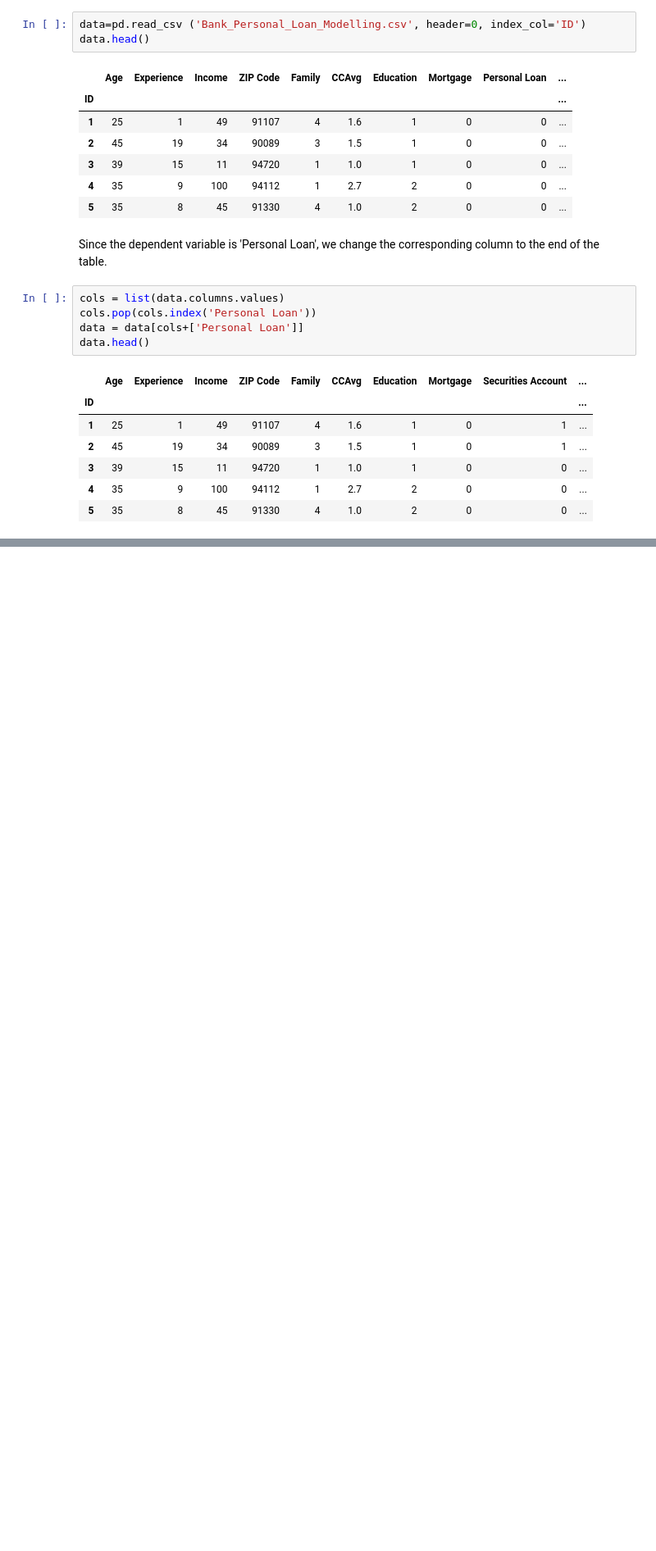
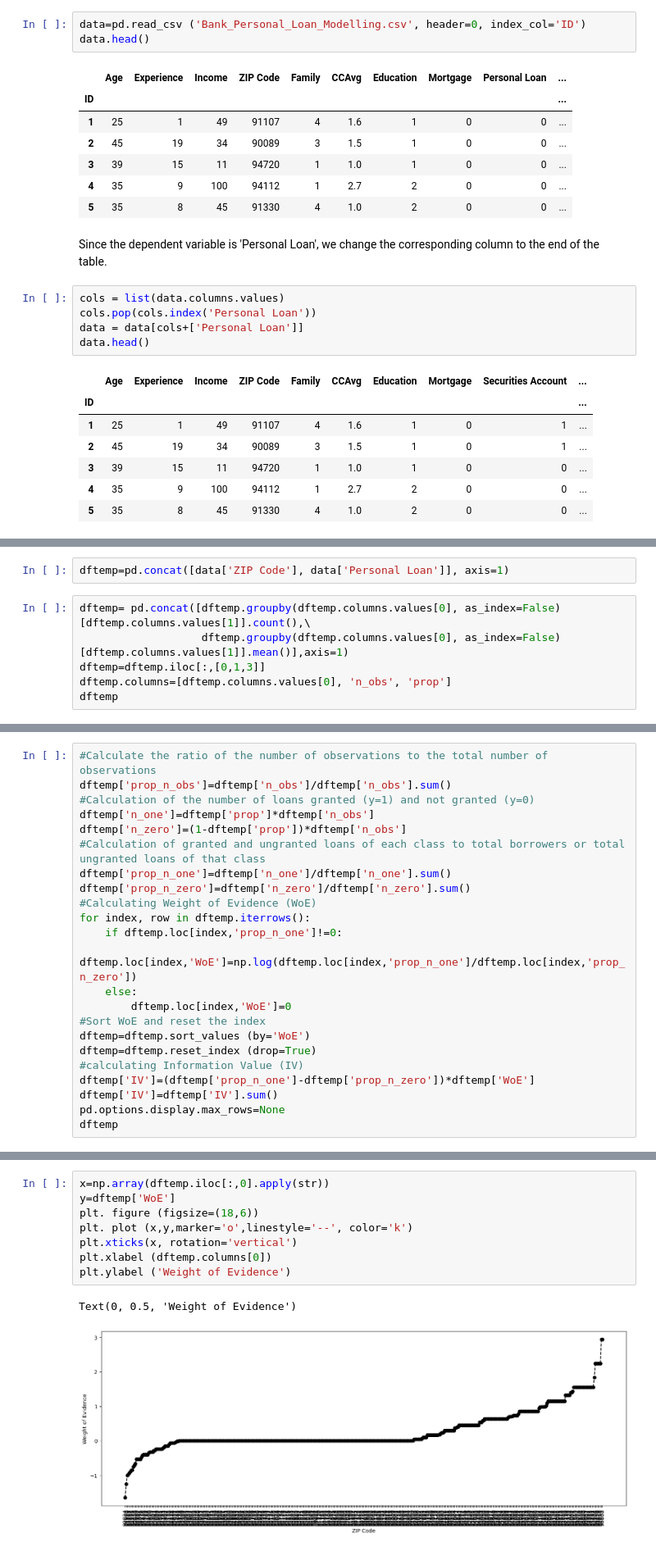
Before and after one commit to MostafaGorgani/Classification-models-for-personal-loan-customers, a Jupyter notebook: Bank personal loan modelling-April2023.ipynb, the cells around one changed output, grey strips where cells are left out. Shown at 82% size. Drawn from its saved outputs; the diff is of its cells as text; blank space fills up the shorter version.

```diff
--- a/Bank personal loan modelling-April2023.ipynb
+++ b/Bank personal loan modelling-April2023.ipynb
@@ -48,0 +56,8 @@ data.head()
+# %%
+dftemp=pd.concat([data['ZIP Code'], data['Personal Loan']], axis=1)
+# %%
+dftemp= pd.concat([dftemp.groupby(dftemp.columns.values[0], as_index=False)[dftemp.columns.values[1]].count(),\
+                   dftemp.groupby(dftemp.columns.values[0], as_index=False)[dftemp.columns.values[1]].mean()],axis=1)
+dftemp=dftemp.iloc[:,[0,1,3]]
+dftemp.columns=[dftemp.columns.values[0], 'n_obs', 'prop']
+dftemp
@@ -48,0 +98,23 @@ data.head()
+# %%
+#Calculate the ratio of the number of observations to the total number of observations
+dftemp['prop_n_obs']=dftemp['n_obs']/dftemp['n_obs'].sum()
+#Calculation of the number of loans granted (y=1) and not granted (y=0)
+dftemp['n_one']=dftemp['prop']*dftemp['n_obs']
+dftemp['n_zero']=(1-dftemp['prop'])*dftemp['n_obs']
+#Calculation of granted and ungranted loans of each class to total borrowers or total ungranted loans of that class
+dftemp['prop_n_one']=dftemp['n_one']/dftemp['n_one'].sum()
+dftemp['prop_n_zero']=dftemp['n_zero']/dftemp['n_zero'].sum()
+#Calculating Weight of Evidence (WoE)
+for index, row in dftemp.iterrows():
+    if dftemp.loc[index,'prop_n_one']!=0:
+        dftemp.loc[index,'WoE']=np.log(dftemp.loc[index,'prop_n_one']/dftemp.loc[index,'prop_n_zero'])
+    else:
+        dftemp.loc[index,'WoE']=0
+#Sort WoE and reset the index
+dftemp=dftemp.sort_values (by='WoE')
+dftemp=dftemp.reset_index (drop=True)
+#calculating Information Value (IV)
+dftemp['IV']=(dftemp['prop_n_one']-dftemp['prop_n_zero'])*dftemp['WoE']
+dftemp['IV']=dftemp['IV'].sum()
+pd.options.display.max_rows=None
+dftemp
@@ -48,0 +143,11 @@ data.head()
+# %%
+x=np.array(dftemp.iloc[:,0].apply(str))
+y=dftemp['WoE']
+plt. figure (figsize=(18,6))
+plt. plot (x,y,marker='o',linestyle='--', color='k')
+plt.xticks(x, rotation='vertical')
+plt.xlabel (dftemp.columns[0])
+plt.ylabel ('Weight of Evidence')
+# %% [output]
+Text(0, 0.5, 'Weight of Evidence')
+[figure, added]
```
Also changed, not shown: parts of 14 cells of this notebook.
